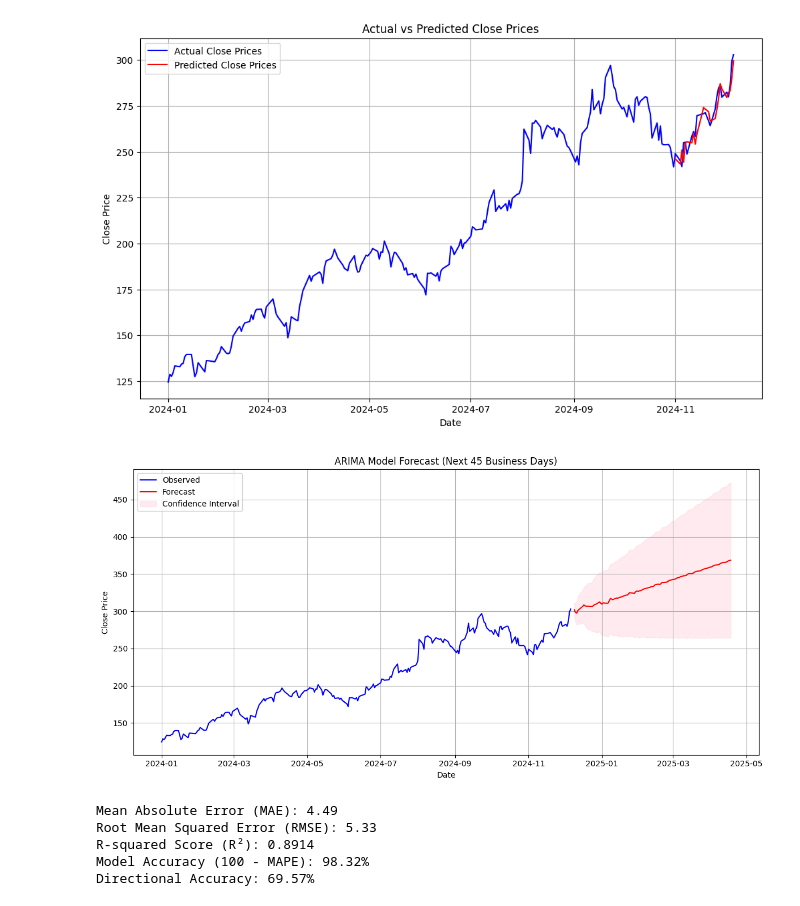
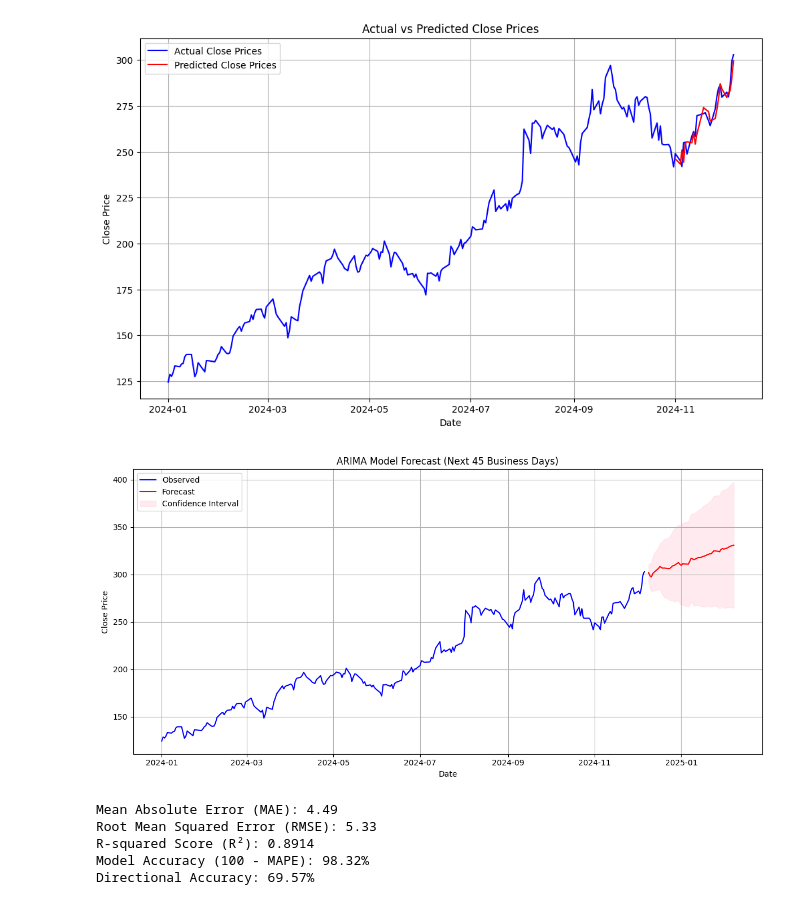
Before and after one commit to Shahu-22/Python, a Jupyter notebook: yfinance_nse_exp.ipynb, the cells around one changed output. Drawn from its saved outputs; the diff is of its cells as text; code cells hidden in the pictures.

Commit message:
forecasting

```diff
--- a/yfinance_nse_exp.ipynb
+++ b/yfinance_nse_exp.ipynb
@@ -181,39 +181,39 @@ Name: predicted_mean, dtype: float64
 [figure]
 # %%
 # Forecast the next 45 days
-forecast_steps = 95
+forecast_steps = 45
 forecast = arima_result.get_forecast(steps=forecast_steps)
 
 # Create a new index for the forecast
 forecast_index = pd.date_range(start=df.index[-1] + pd.Timedelta(days=1), periods=forecast_steps, freq='B')
 
 # Extract forecasted values and confidence intervals
 forecast_mean = forecast.predicted_mean
 forecast_ci = forecast.conf_int()
 
 # Plot the observed data and forecast
 plt.figure(figsize=(12, 6))
 plt.plot(df.index, df['Close'], label='Observed', color='blue')
 plt.plot(forecast_index, forecast_mean, label='Forecast', color='red')
 plt.fill_between(
     forecast_index,
     forecast_ci.iloc[:, 0],  # Lower bound of the confidence interval
     forecast_ci.iloc[:, 1],  # Upper bound of the confidence interval
     color='pink',
     alpha=0.3,
     label='Confidence Interval'
 )
 
 # Customize the plot
 plt.title('ARIMA Model Forecast (Next 45 Business Days)')
 plt.xlabel('Date')
 plt.ylabel('Close Price')
 plt.legend()
 plt.grid(True)
 plt.tight_layout()
 plt.show()
 # %% [output]
-[figure, old version]
+[figure, new version]
 # %%
 # Ensure the column exists
 '''if 'predicted_data' not in df.columns:
```
Also changed, not shown: parts of 3 cells of this notebook.
